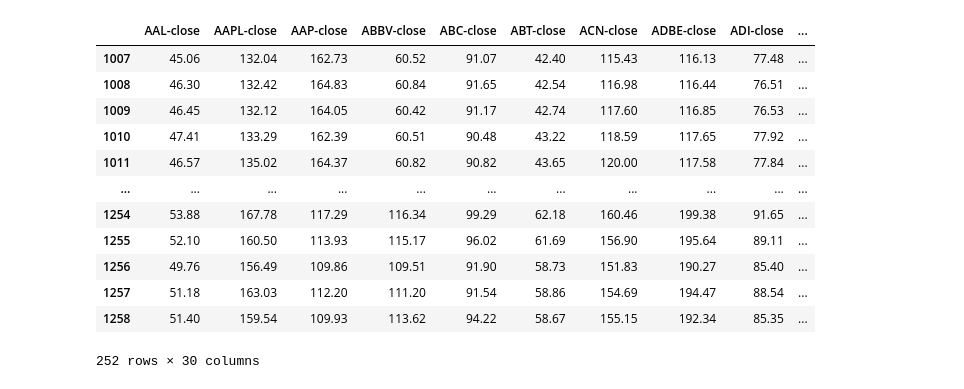
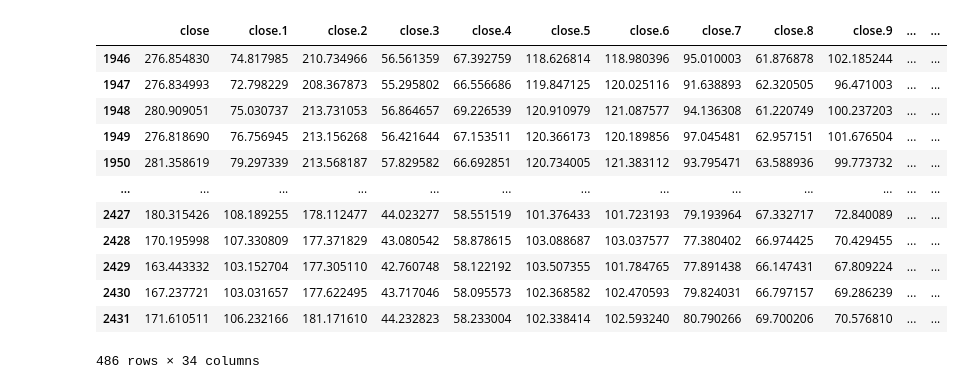
Before and after one commit to HarryBlaine/PPO-PM, a Jupyter notebook: try.ipynb, the cells around one changed output. Cells and saved outputs as stored; diff of their text form; code cells hidden in the pictures.

```diff
--- a/try.ipynb
+++ b/try.ipynb
@@ -159,18 +147,18 @@ stock_weight
 # %%
-sp_data = pd.read_csv('SP500_30.csv')
+sp_data = pd.read_csv('./Stock Market/DAX_close.csv')
 test_set = sp_data.tail(round(0.2*len(sp_data)))
 test_set
 # %% [output]
-|  | AAL-close | AAPL-close | AAP-close | ABBV-close | ABC-close | ABT-close | ACN-close | ADBE-close | ADI-close | ... |
-| 1007 | 45.06 | 132.04 | 162.73 | 60.52 | 91.07 | 42.40 | 115.43 | 116.13 | 77.48 | ... |
-| 1008 | 46.30 | 132.42 | 164.83 | 60.84 | 91.65 | 42.54 | 116.98 | 116.44 | 76.51 | ... |
-| 1009 | 46.45 | 132.12 | 164.05 | 60.42 | 91.17 | 42.74 | 117.60 | 116.85 | 76.53 | ... |
-| 1010 | 47.41 | 133.29 | 162.39 | 60.51 | 90.48 | 43.22 | 118.59 | 117.65 | 77.92 | ... |
-| 1011 | 46.57 | 135.02 | 164.37 | 60.82 | 90.82 | 43.65 | 120.00 | 117.58 | 77.84 | ... |
-| ... | ... | ... | ... | ... | ... | ... | ... | ... | ... | ... |
-| 1254 | 53.88 | 167.78 | 117.29 | 116.34 | 99.29 | 62.18 | 160.46 | 199.38 | 91.65 | ... |
-| 1255 | 52.10 | 160.50 | 113.93 | 115.17 | 96.02 | 61.69 | 156.90 | 195.64 | 89.11 | ... |
-| 1256 | 49.76 | 156.49 | 109.86 | 109.51 | 91.90 | 58.73 | 151.83 | 190.27 | 85.40 | ... |
-| 1257 | 51.18 | 163.03 | 112.20 | 111.20 | 91.54 | 58.86 | 154.69 | 194.47 | 88.54 | ... |
-| 1258 | 51.40 | 159.54 | 109.93 | 113.62 | 94.22 | 58.67 | 155.15 | 192.34 | 85.35 | ... |
+|  | close | close.1 | close.2 | close.3 | close.4 | close.5 | close.6 | close.7 | close.8 | close.9 | ... | ... |
+| 1946 | 276.854830 | 74.817985 | 210.734966 | 56.561359 | 67.392759 | 118.626814 | 118.980396 | 95.010003 | 61.876878 | 102.185244 | ... | ... |
+| 1947 | 276.834993 | 72.798229 | 208.367873 | 55.295802 | 66.556686 | 119.847125 | 120.025116 | 91.638893 | 62.320505 | 96.471003 | ... | ... |
+| 1948 | 280.909051 | 75.030737 | 213.731053 | 56.864657 | 69.226539 | 120.910979 | 121.087577 | 94.136308 | 61.220749 | 100.237203 | ... | ... |
+| 1949 | 276.818690 | 76.756945 | 213.156268 | 56.421644 | 67.153511 | 120.366173 | 120.189856 | 97.045481 | 62.957151 | 101.676504 | ... | ... |
+| 1950 | 281.358619 | 79.297339 | 213.568187 | 57.829582 | 66.692851 | 120.734005 | 121.383112 | 93.795471 | 63.588936 | 99.773732 | ... | ... |
+| ... | ... | ... | ... | ... | ... | ... | ... | ... | ... | ... | ... | ... |
+| 2427 | 180.315426 | 108.189255 | 178.112477 | 44.023277 | 58.551519 | 101.376433 | 101.723193 | 79.193964 | 67.332717 | 72.840089 | ... | ... |
+| 2428 | 170.195998 | 107.330809 | 177.371829 | 43.080542 | 58.878615 | 103.088687 | 103.037577 | 77.380402 | 66.974425 | 70.429455 | ... | ... |
+| 2429 | 163.443332 | 103.152704 | 177.305110 | 42.760748 | 58.122192 | 103.507355 | 101.784765 | 77.891438 | 66.147431 | 67.809224 | ... | ... |
+| 2430 | 167.237721 | 103.031657 | 177.622495 | 43.717046 | 58.095573 | 102.368582 | 102.470593 | 79.824031 | 66.797157 | 69.286239 | ... | ... |
+| 2431 | 171.610511 | 106.232166 | 181.171610 | 44.232823 | 58.233004 | 102.338414 | 102.593240 | 80.790266 | 69.700206 | 70.576810 | ... | ... |
-252 rows × 30 columns
+486 rows × 34 columns
```
Also changed, not shown: parts of 29 cells of this notebook, 18 other files.
